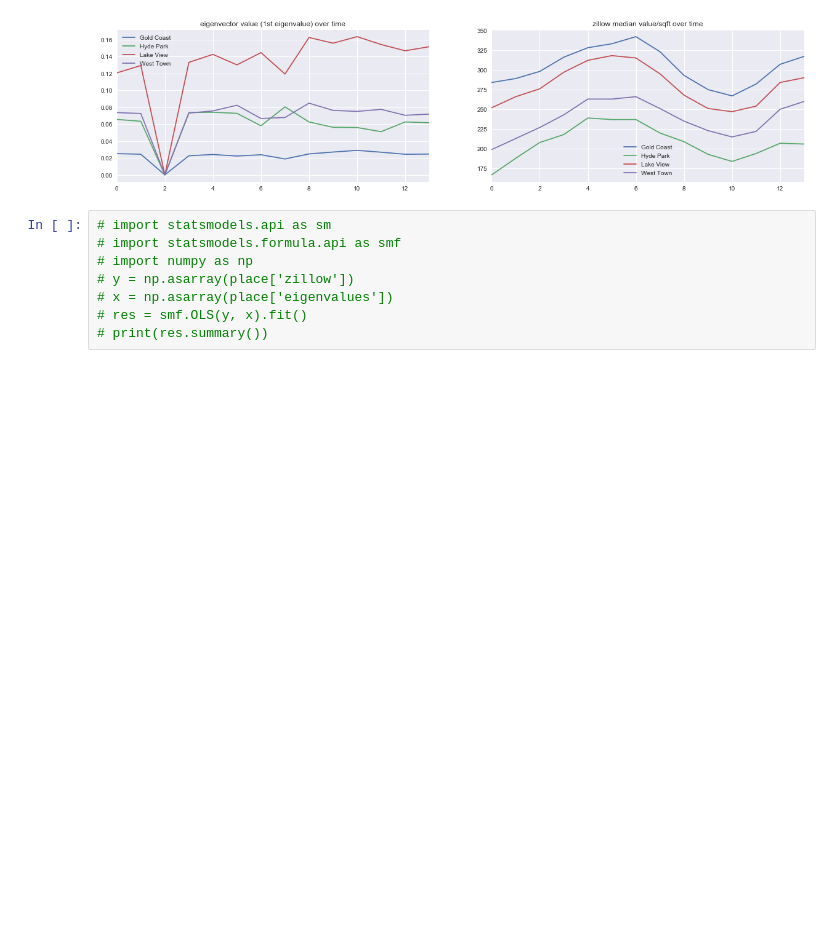
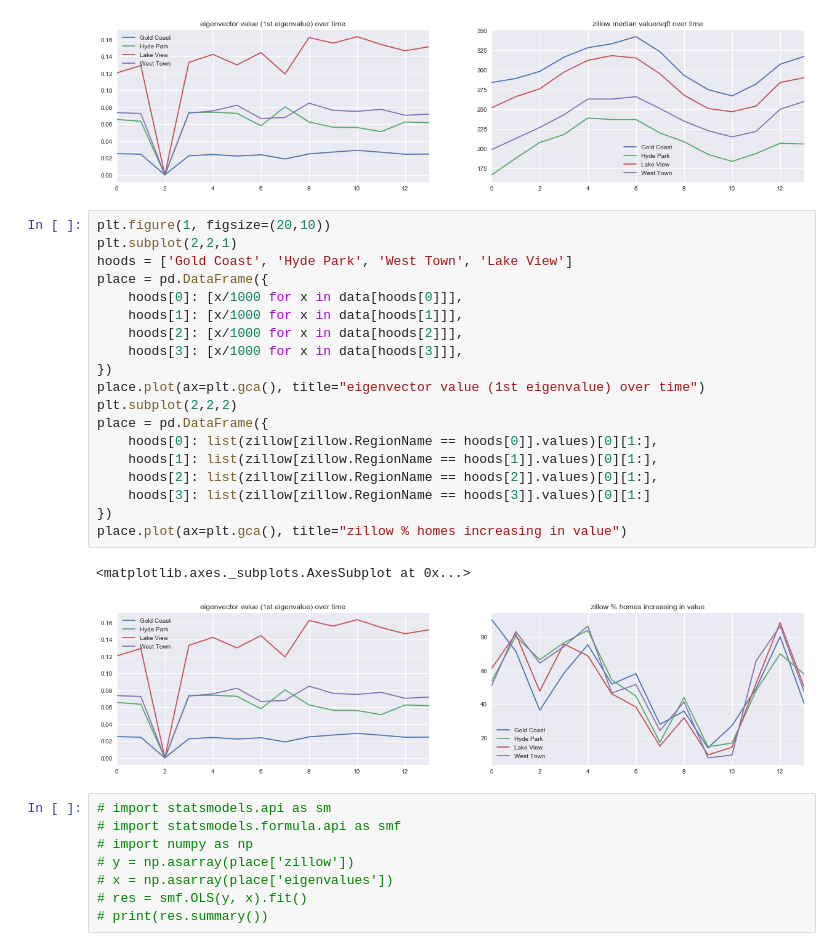
Before and after one commit to b-nroths/chi-data, a Jupyter notebook: scripts/Zillow Graphs New.ipynb, the cells around one changed output. Cells and saved outputs as stored; diff of their text form; blank space fills up the shorter version.

```diff
--- a/scripts/Zillow Graphs New.ipynb
+++ b/scripts/Zillow Graphs New.ipynb
@@ -74,6 +74,28 @@ place.plot(ax=plt.gca(), title="zillow median value/sqft over time")
 # %% [output]
 <matplotlib.axes._subplots.AxesSubplot at 0x...>
 [figure]
+# %%
+plt.figure(1, figsize=(20,10))
+plt.subplot(2,2,1)
+hoods = ['Gold Coast', 'Hyde Park', 'West Town', 'Lake View']
+place = pd.DataFrame({
+    hoods[0]: [x/1000 for x in data[hoods[0]]],
+    hoods[1]: [x/1000 for x in data[hoods[1]]],
+    hoods[2]: [x/1000 for x in data[hoods[2]]],
+    hoods[3]: [x/1000 for x in data[hoods[3]]],
+})
+place.plot(ax=plt.gca(), title="eigenvector value (1st eigenvalue) over time")
+plt.subplot(2,2,2)
+place = pd.DataFrame({
+    hoods[0]: list(zillow[zillow.RegionName == hoods[0]].values)[0][1:],
+    hoods[1]: list(zillow[zillow.RegionName == hoods[1]].values)[0][1:],
+    hoods[2]: list(zillow[zillow.RegionName == hoods[2]].values)[0][1:],
+    hoods[3]: list(zillow[zillow.RegionName == hoods[3]].values)[0][1:]
+})
+place.plot(ax=plt.gca(), title="zillow % homes increasing in value")
+# %% [output]
+<matplotlib.axes._subplots.AxesSubplot at 0x...>
+[figure, added]
 # %%
 # import statsmodels.api as sm
 # import statsmodels.formula.api as smf
```
Also changed, not shown: parts of 1 cell of this notebook.
